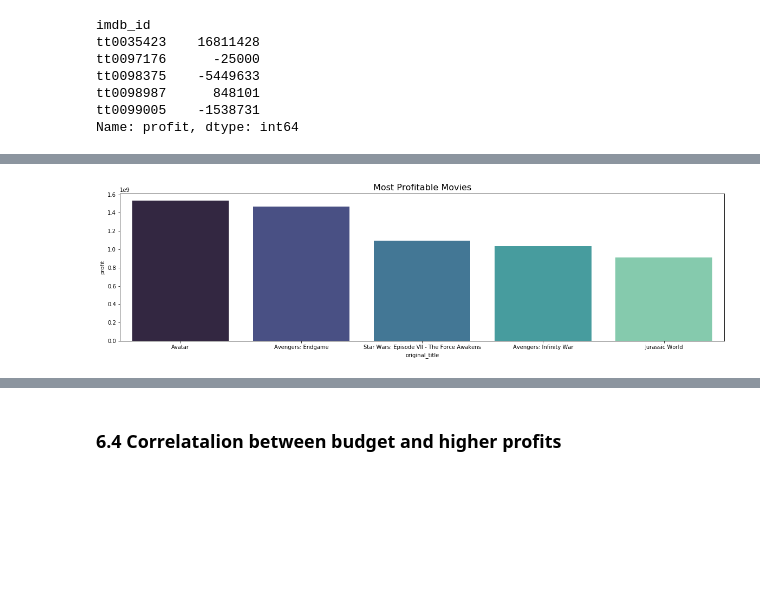
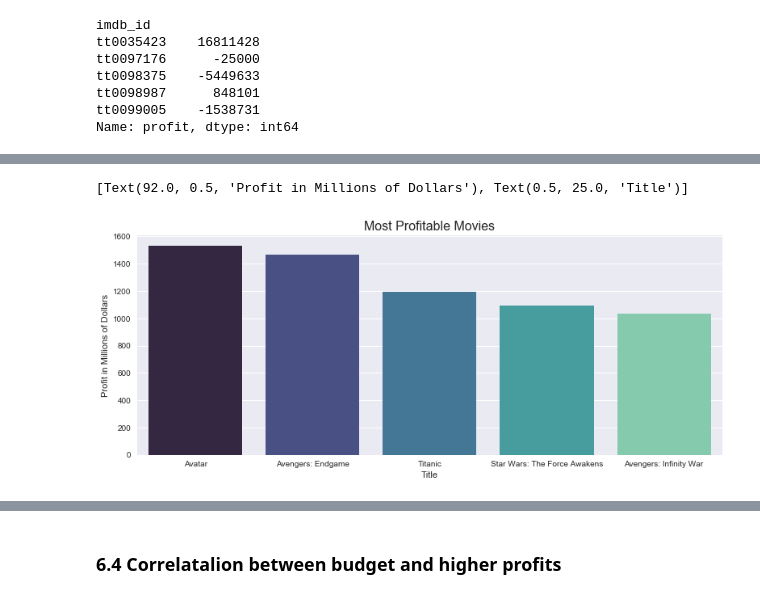
Before and after one commit to Ismaeltrevi/project-cinema, a Jupyter notebook: student.ipynb, the cells around one changed output, grey strips where cells are left out. Saved outputs shown, nothing was run; the diff lists cells and outputs as text; code cells hidden in the pictures; blank space fills up the shorter version.

```diff
--- a/student.ipynb
+++ b/student.ipynb
@@ -736,7 +710,15 @@ df.nlargest(5, 'profit')
 # %%
+# Creates a barplot with the top 5 movies with the highest profits
 top_profits = df.nlargest(5,'profit')
-plt.figure(figsize=(20, 5))
-top_profits = sns.barplot(x='original_title', y='profit', data=top_profits,palette="mako")
+# Create a profit in millions of dollars
+top_profits['profit_million'] = top_profits['profit']/1000000
+top_profits['gross_income_million'] = top_profits['worlwide_gross_income']/1000000
+plt.figure(figsize=(13, 5))
+plt.ticklabel_format(style='plain', axis='y')
+plt.savefig('destination_path.eps', format='eps')
+top_profits = sns.barplot(x='original_title', y='profit_million', data=top_profits,palette="mako")
 top_profits.set_title('Most Profitable Movies', fontdict={'fontsize':16});
+top_profits.set(xlabel='Title', ylabel='Profit in Millions of Dollars')
 # %% [output]
+[Text(92.0, 0.5, 'Profit in Millions of Dollars'), Text(0.5, 25.0, 'Title')]
-[figure, old version]
+[figure, new version]
```
Also changed, not shown: parts of 59 cells of this notebook, 12 other files.
